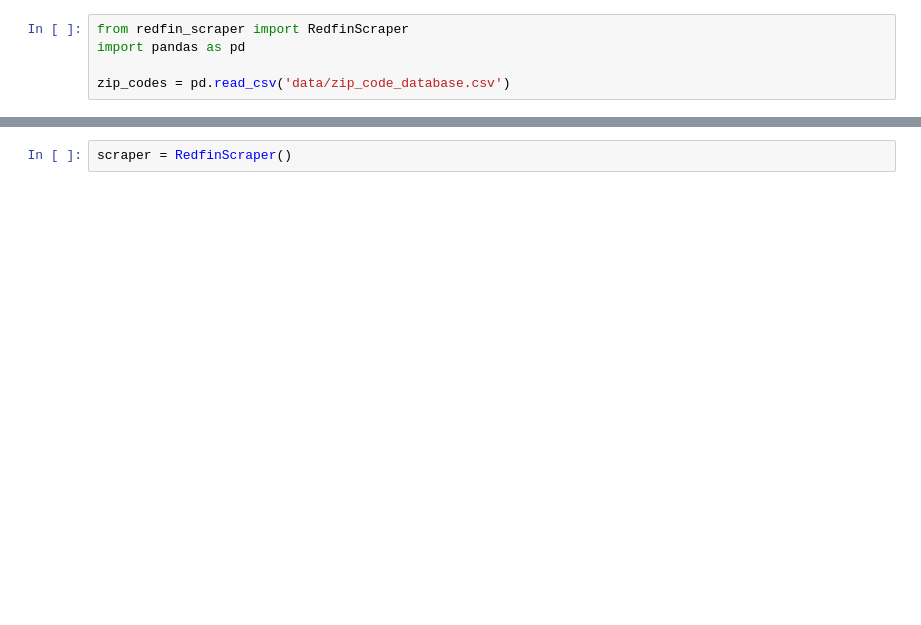
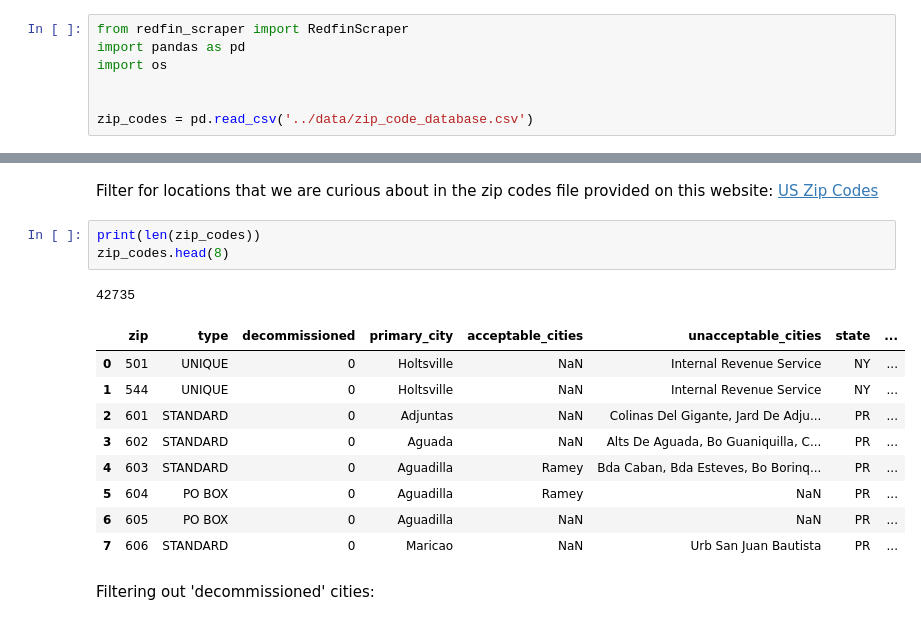
Before and after one commit to ztrehlk/Apartment-Analytics, a Jupyter notebook: Demo Notebooks/redfin_api_demo.ipynb, the cells around one changed output, grey strips where cells are left out. Saved outputs shown, nothing was run; the diff lists cells and outputs as text; blank space fills up the shorter version.

```diff
--- a/Demo Notebooks/redfin_api_demo.ipynb
+++ b/Demo Notebooks/redfin_api_demo.ipynb
@@ -1,5 +7,7 @@
 # %%
 from redfin_scraper import RedfinScraper
 import pandas as pd
+import os
 
-zip_codes = pd.read_csv('data/zip_code_database.csv')
+
+zip_codes = pd.read_csv('../data/zip_code_database.csv')
@@ -22,2 +14,18 @@ zip_codes
-# %%
-scraper = RedfinScraper()
+# %% [markdown]
+Filter for locations that we are curious about in the zip codes file provided on this website: [US Zip Codes](https://www.unitedstateszipcodes.org/zip-code-database/#)
+# %%
+print(len(zip_codes))
+zip_codes.head(8)
+# %% [output]
+42735
+|  | zip | type | decommissioned | primary_city | acceptable_cities | unacceptable_cities | state | ... |
+| 0 | 501 | UNIQUE | 0 | Holtsville | NaN | Internal Revenue Service | NY | ... |
+| 1 | 544 | UNIQUE | 0 | Holtsville | NaN | Internal Revenue Service | NY | ... |
+| 2 | 601 | STANDARD | 0 | Adjuntas | NaN | Colinas Del Gigante, Jard De Adju... | PR | ... |
+| 3 | 602 | STANDARD | 0 | Aguada | NaN | Alts De Aguada, Bo Guaniquilla, C... | PR | ... |
+| 4 | 603 | STANDARD | 0 | Aguadilla | Ramey | Bda Caban, Bda Esteves, Bo Borinq... | PR | ... |
+| 5 | 604 | PO BOX | 0 | Aguadilla | Ramey | NaN | PR | ... |
+| 6 | 605 | PO BOX | 0 | Aguadilla | NaN | NaN | PR | ... |
+| 7 | 606 | STANDARD | 0 | Maricao | NaN | Urb San Juan Bautista | PR | ... |
+# %% [markdown]
+Filtering out 'decommissioned' cities:
```
Also changed, not shown: parts of 16 cells of this notebook, 3 other files.
